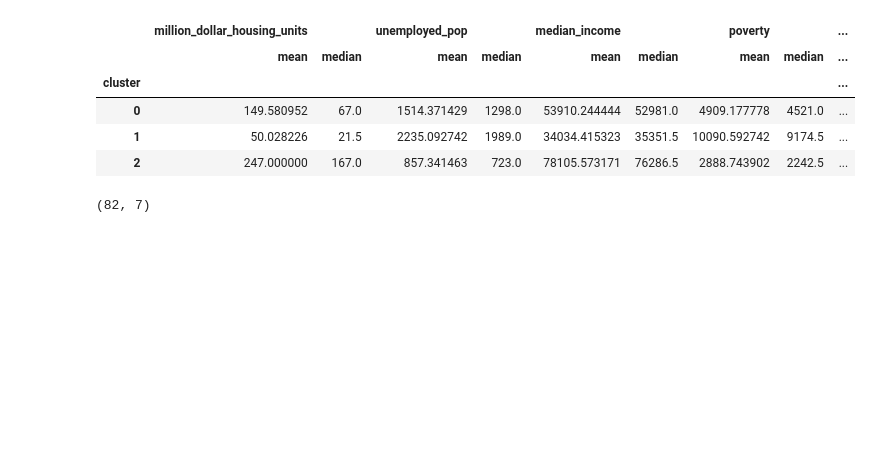
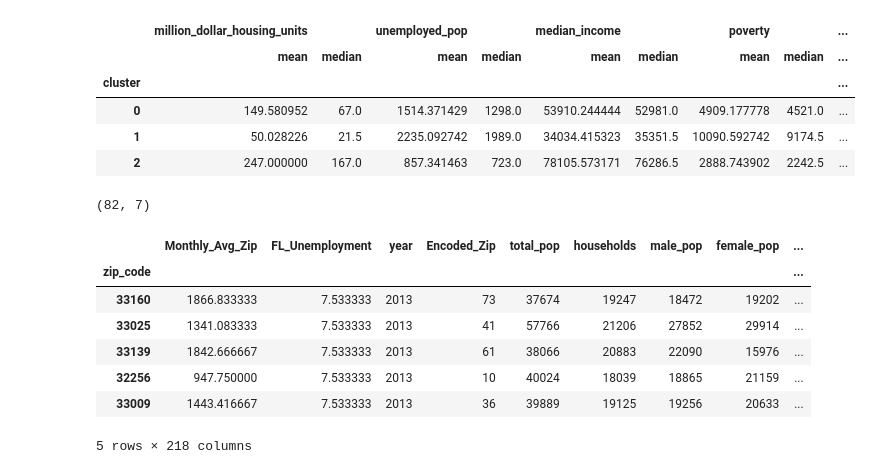
Before and after one commit to TheAidanAu/zillow_rent_index, a Jupyter notebook: JORDAN/notebooks/jordan_clustering.ipynb, the cells around one changed output. Drawn from its saved outputs; the diff is of its cells as text; code cells hidden in the pictures; blank space fills up the shorter version.

Commit message:
output full dataframe with class cluster label

```diff
--- a/JORDAN/notebooks/jordan_clustering.ipynb
+++ b/JORDAN/notebooks/jordan_clustering.ipynb
@@ -130,3 +130,15 @@ mini_1_group
 mini_1[mini_1.cluster == 2].shape
 # %% [output]
 (82, 7)
+# %%
+total = df.set_index('zip_code')
+total.head()
+# %% [output]
+|  | Monthly_Avg_Zip | FL_Unemployment | year | Encoded_Zip | total_pop | households | male_pop | female_pop | ... |
+| zip_code |  |  |  |  |  |  |  |  | ... |
+| 33160 | 1866.833333 | 7.533333 | 2013 | 73 | 37674 | 19247 | 18472 | 19202 | ... |
+| 33025 | 1341.083333 | 7.533333 | 2013 | 41 | 57766 | 21206 | 27852 | 29914 | ... |
+| 33139 | 1842.666667 | 7.533333 | 2013 | 61 | 38066 | 20883 | 22090 | 15976 | ... |
+| 32256 | 947.750000 | 7.533333 | 2013 | 10 | 40024 | 18039 | 18865 | 21159 | ... |
+| 33009 | 1443.416667 | 7.533333 | 2013 | 36 | 39889 | 19125 | 19256 | 20633 | ... |
+5 rows × 218 columns
```
Also changed, not shown: parts of 4 cells of this notebook, 2 other files.
